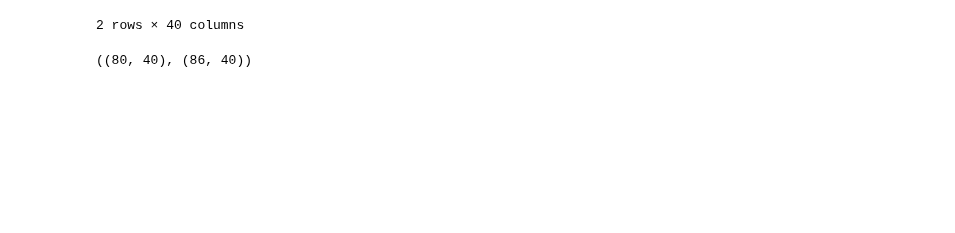
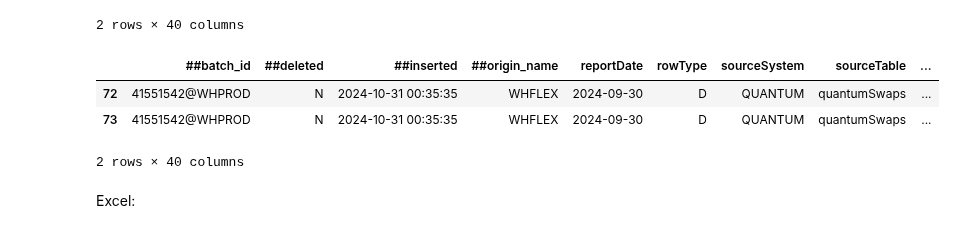
Before and after one commit to Lirollel/Work_AIM_Jupyter-Python-Pandas, a Jupyter notebook: OCP/Testing_bd/Quantum/Quantum_vs_OCP.ipynb, the cells around one changed output. Drawn from its saved outputs; the diff is of its cells as text; code cells hidden in the pictures; blank space fills up the shorter version.

```diff
--- a/OCP/Testing_bd/Quantum/Quantum_vs_OCP.ipynb
+++ b/OCP/Testing_bd/Quantum/Quantum_vs_OCP.ipynb
@@ -271,13 +407,23 @@ data_Deriv_OCP.head(2)
 | 0 | 40656537@WHPROD | N | 2024-10-01 01:01:20 | WHFLEX | 2024-08-31 | D | QUANTUM | quantumForwards | ... |
 | 1 | 40656537@WHPROD | N | 2024-10-01 01:01:20 | WHFLEX | 2024-08-31 | D | QUANTUM | quantumForwards | ... |
 2 rows × 40 columns
+# %%
+data_Deriv_OCP[data_Deriv_OCP.recordId ==1464]
+# %% [output]
+|  | ##batch_id | ##deleted | ##inserted | ##origin_name | reportDate | rowType | sourceSystem | sourceTable | ... |
+| 72 | 41551542@WHPROD | N | 2024-10-31 00:35:35 | WHFLEX | 2024-09-30 | D | QUANTUM | quantumSwaps | ... |
+| 73 | 41551542@WHPROD | N | 2024-10-31 00:35:35 | WHFLEX | 2024-09-30 | D | QUANTUM | quantumSwaps | ... |
+2 rows × 40 columns
 # %%
+data_Deriv_OCP.recordId = data_Deriv_OCP.recordId.astype(int)
 # проверка вхождения в debt
-Deriv_dealNo = data_Deriv_OCP.recordId.unique().tolist()
-Debt_dealNo = data_OCP_export.recordId.unique().tolist()
-Deriv_dealNo_new = [x for x in Deriv_dealNo if x not in Debt_dealNo]
-data_Deriv_OCP_work = data_Deriv_OCP[data_Deriv_OCP.recordId.isin(Deriv_dealNo_new)]
-data_Deriv_OCP_work.shape, data_Deriv_OCP.shape
+data_Deriv_OCP_work = data_Deriv_OCP.copy()
+# проверка вхождения в debt
+data_Deriv_OCP_work['in_debt'] = data_Deriv_OCP_work.recordId.isin(data_OCP_export.recordId.unique().tolist())
+# data_Deriv_OCP_work = data_Deriv_OCP_work[data_Deriv_OCP_work.in_debt==False]
+# Deriv_dealNo = data_Deriv_OCP.recordId.unique().tolist()
+# Debt_dealNo = data_OCP_export.recordId.unique().tolist()
+# Deriv_dealNo_new = [x for x in Deriv_dealNo if x not in Debt_dealNo]
+# data_Deriv_OCP_work = data_Deriv_OCP[data_Deriv_OCP.recordId.isin(Deriv_dealNo_new)]
+# data_Deriv_OCP_work.shape, data_Deriv_OCP.shape
-# %% [output]
-((80, 40), (86, 40))
 # %%
@@ -299,3 +451,5 @@ Deriv_merge = is_approximately_equal_for_cols(Deriv_merge, 'amount', 'amount_OCP
+# %% [markdown]
+Excel:
 # %%
 ### to excel
 if print_Debt==True:
```
Also changed, not shown: parts of 26 cells of this notebook, 15 other files.
